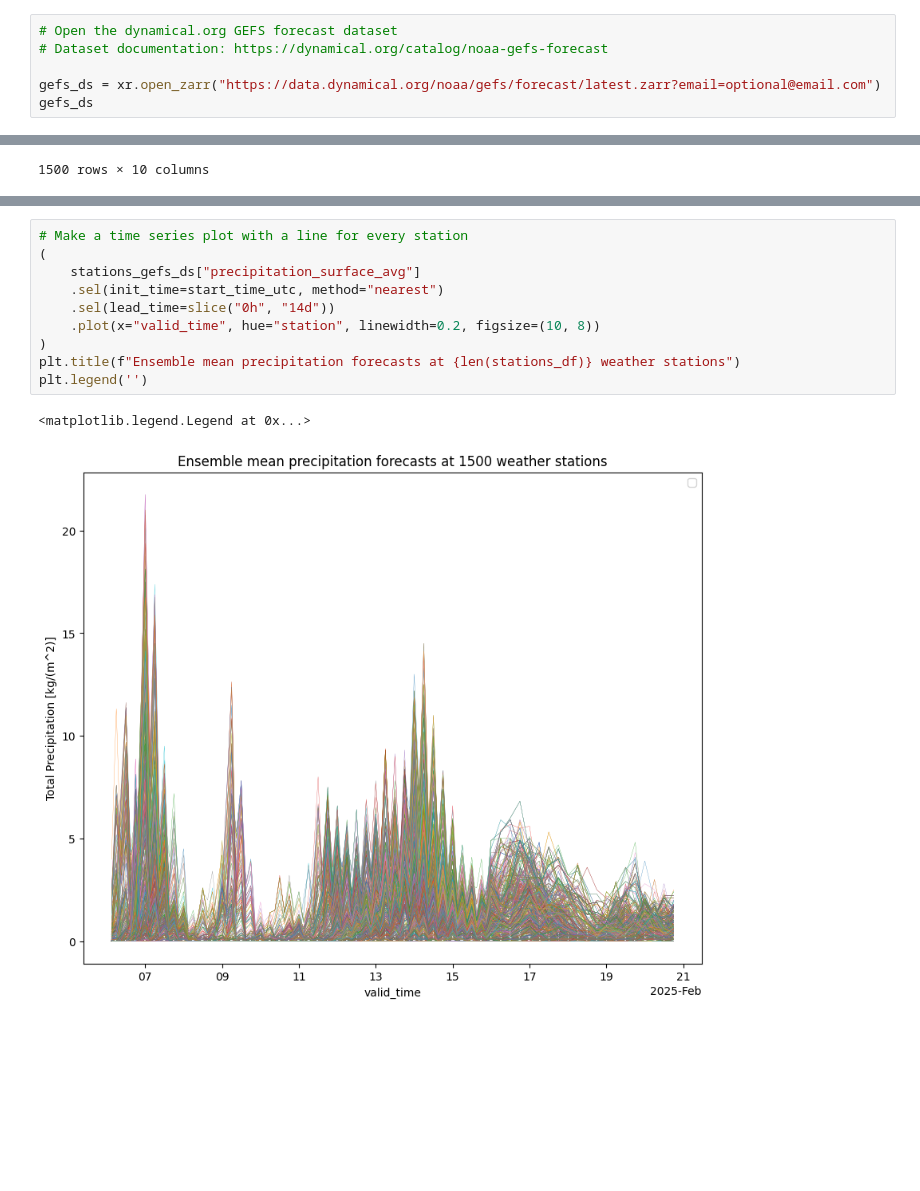
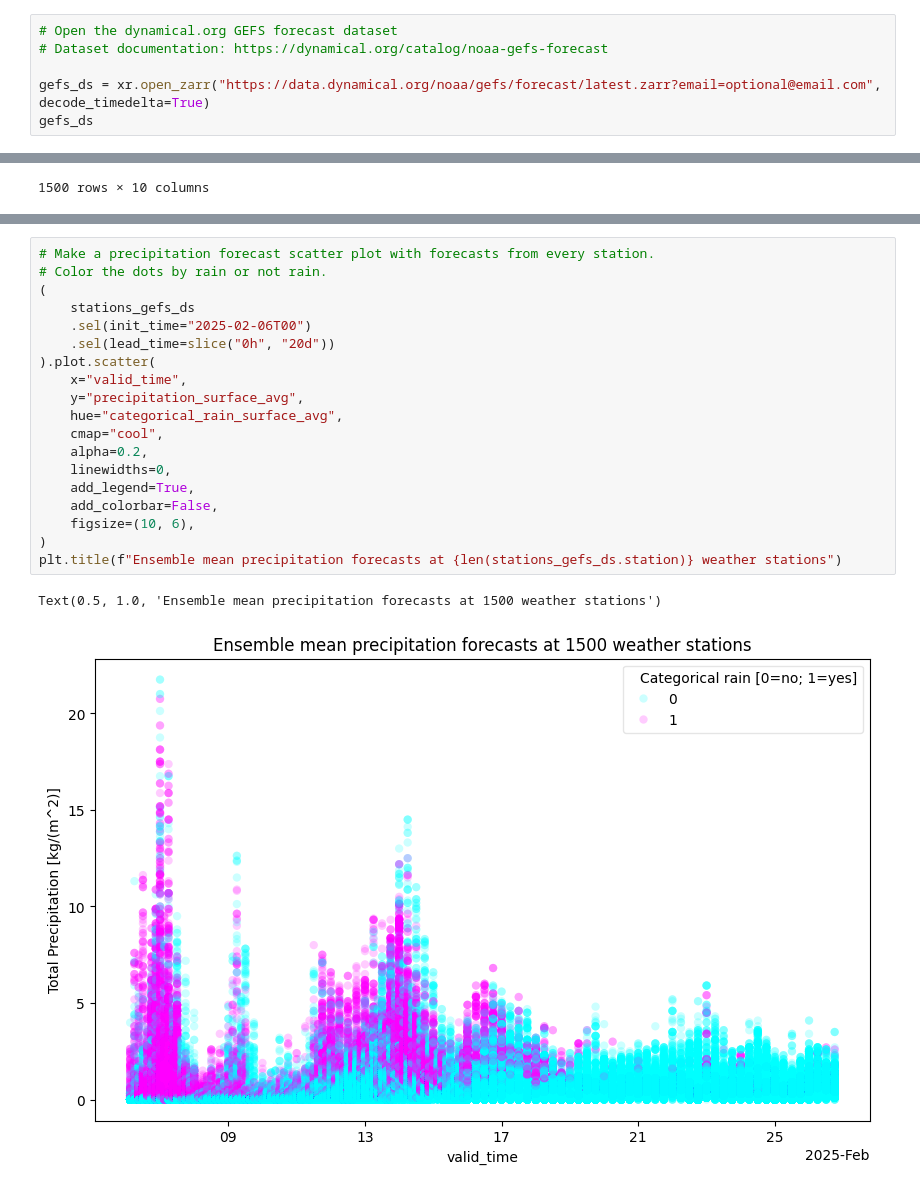
Before and after one commit to dynamical-org/notebooks, a Jupyter notebook: noaa-stations+gefs.ipynb, the cells around one changed output, grey strips where cells are left out. Drawn from its saved outputs; the diff is of its cells as text; blank space fills up the shorter version.

Commit message:
Add precipitation forecast scatter plot to noaa-stations+gefs.ipynb

```diff
--- a/noaa-stations+gefs.ipynb
+++ b/noaa-stations+gefs.ipynb
@@ -13,7 +13,7 @@ import xvec
 # Open the dynamical.org GEFS forecast dataset
 # Dataset documentation: https://dynamical.org/catalog/noaa-gefs-forecast
 
-gefs_ds = xr.open_zarr("https://data.dynamical.org/noaa/gefs/forecast/latest.zarr?email=optional@email.com")
+gefs_ds = xr.open_zarr("https://data.dynamical.org/noaa/gefs/forecast/latest.zarr?email=optional@email.com", decode_timedelta=True)
 gefs_ds
 # %% [output]
 <xarray.Dataset> Size: 186TB
@@ -181,18 +181,27 @@ Coordinates:
     time_domain:          Forecasts initialized 2024-01-01 00:00:00 UTC to Pr...
     time_resolution:      Forecasts initialized every 24 hours.
 # %%
-# Make a time series plot with a line for every station
+# Make a precipitation forecast scatter plot with forecasts from every station.
+# Color the dots by rain or not rain.
 (
-    stations_gefs_ds["precipitation_surface_avg"]
-    .sel(init_time=start_time_utc, method="nearest")
-    .sel(lead_time=slice("0h", "14d"))
-    .plot(x="valid_time", hue="station", linewidth=0.2, figsize=(10, 8))
+    stations_gefs_ds
+    .sel(init_time="2025-02-06T00")
+    .sel(lead_time=slice("0h", "20d"))
+).plot.scatter(
+    x="valid_time",
+    y="precipitation_surface_avg",
+    hue="categorical_rain_surface_avg",
+    cmap="cool",
+    alpha=0.2,
+    linewidths=0,
+    add_legend=True,
+    add_colorbar=False,
+    figsize=(10, 6),
 )
-plt.title(f"Ensemble mean precipitation forecasts at {len(stations_df)} weather stations")
-plt.legend('')
+plt.title(f"Ensemble mean precipitation forecasts at {len(stations_gefs_ds.station)} weather stations")
 # %% [output]
-<matplotlib.legend.Legend at 0x...>
+Text(0.5, 1.0, 'Ensemble mean precipitation forecasts at 1500 weather stations')
-[figure, old version]
+[figure, new version]
 # %%
 # Create a table of stations sorted by the ensemble average precipitation
 # accumulation forecast for the first 48 hours of the selected forecast
```
Also changed, not shown: parts of 4 cells of this notebook.
